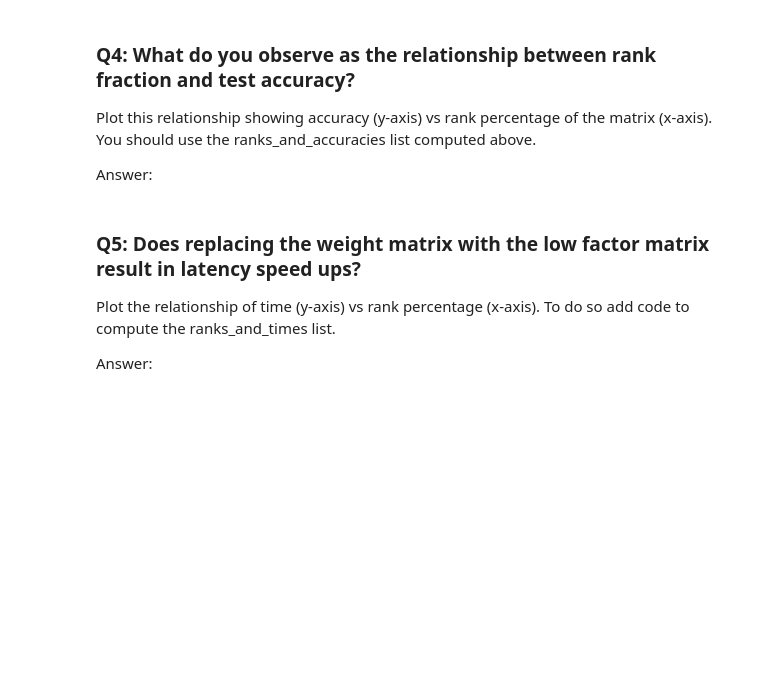
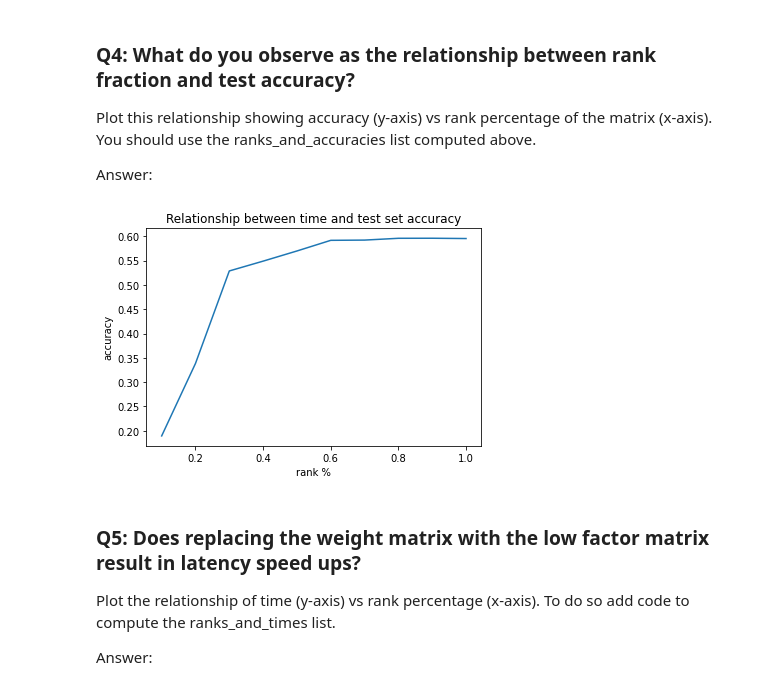
Before and after one commit to atulkum/coding, a Jupyter notebook: Atul_Kumar_C4AIScholars_takehome_challenge_2022.ipynb, the cells around one changed output. Drawn from its saved outputs; the diff is of its cells as text; code cells hidden in the pictures; blank space fills up the shorter version.

```diff
--- a/Atul_Kumar_C4AIScholars_takehome_challenge_2022.ipynb
+++ b/Atul_Kumar_C4AIScholars_takehome_challenge_2022.ipynb
@@ -220,9 +255,9 @@ net = hk.without_apply_rng(hk.transform(net_fn))
 
 # Do not change learning rate
 opt = optax.adam(1e-3)
-
-train = load_dataset("train[80%:]", is_training=True, batch_size=1000)
-validation = load_dataset("train[0%:80%]", is_training=False, batch_size=10000)
+#BUG 4: train should have "train[0%:80%]" split
+train = load_dataset("train[0%:80%]" , is_training=True, batch_size=1000)
+validation = load_dataset("train[80%:]", is_training=False, batch_size=10000)
 test = load_dataset("test", is_training=False, batch_size=10000)
 
 params = avg_params = net.init(jax.random.PRNGKey(42), next(train))
@@ -272,10 +304,10 @@ def compute_eval_metrics(params, batch, n_samples):
   duration_list = []
   accuracy_list = []
   for _ in range(n_samples):
-    start = 0.0
+    start = time.perf_counter()
     # TODO: add code to correctly compute the accuracy on a given batch.
     acc = compute_accuracy(params, batch)
-    duration = 1.0
+    duration = time.perf_counter() - start
     duration_list.append(duration)
     accuracy_list.append(acc)
 
@@ -283,10 +315,11 @@ def compute_eval_metrics(params, batch, n_samples):
 # %%
 def rank_approximated_weight(weight: jnp.ndarray, rank_fraction: float):
   # TODO: replace the code below with code to compute the SVD of the matrix to return the rank approximated weights u and v for a given matrix.
-  u = jax.random.normal(jax.random.PRNGKey(42), shape=weight.shape)
-  size = weight.shape[1]
-  v = jax.random.normal(jax.random.PRNGKey(42), shape=(size,size))
-
+  size = min(weight.shape[0], weight.shape[1])
+  k = int(size*rank_fraction)
+  U, S, V = jnp.linalg.svd(weight, full_matrices=False)
+  u = U[:, :k] @ jnp.diag(S[:k])
+  v = V[:k, :]
   return u, v
 # %% [markdown]
 ### Evaluations at different ranks
@@ -344,6 +377,18 @@ Plot this relationship showing accuracy (y-axis) vs rank percentage of the matri
 Answer:
 # %%
 ## TODO: add your code below to plot the relationship between time and test set accuracy
+x = []
+y = []
+for r, a in ranks_and_accuracies:
+  y.append(a)
+  x.append(r)
+plt.plot(x, y)
+plt.title("Relationship between time and test set accuracy")
+plt.xlabel("rank %")
+plt.ylabel("accuracy")
+plt.show()
+# %% [output]
+[figure, added]
 # %% [markdown]
 ### Q5: Does replacing the weight matrix with the low factor matrix result in latency speed ups?
 
```
Also changed, not shown: parts of 11 cells of this notebook.
